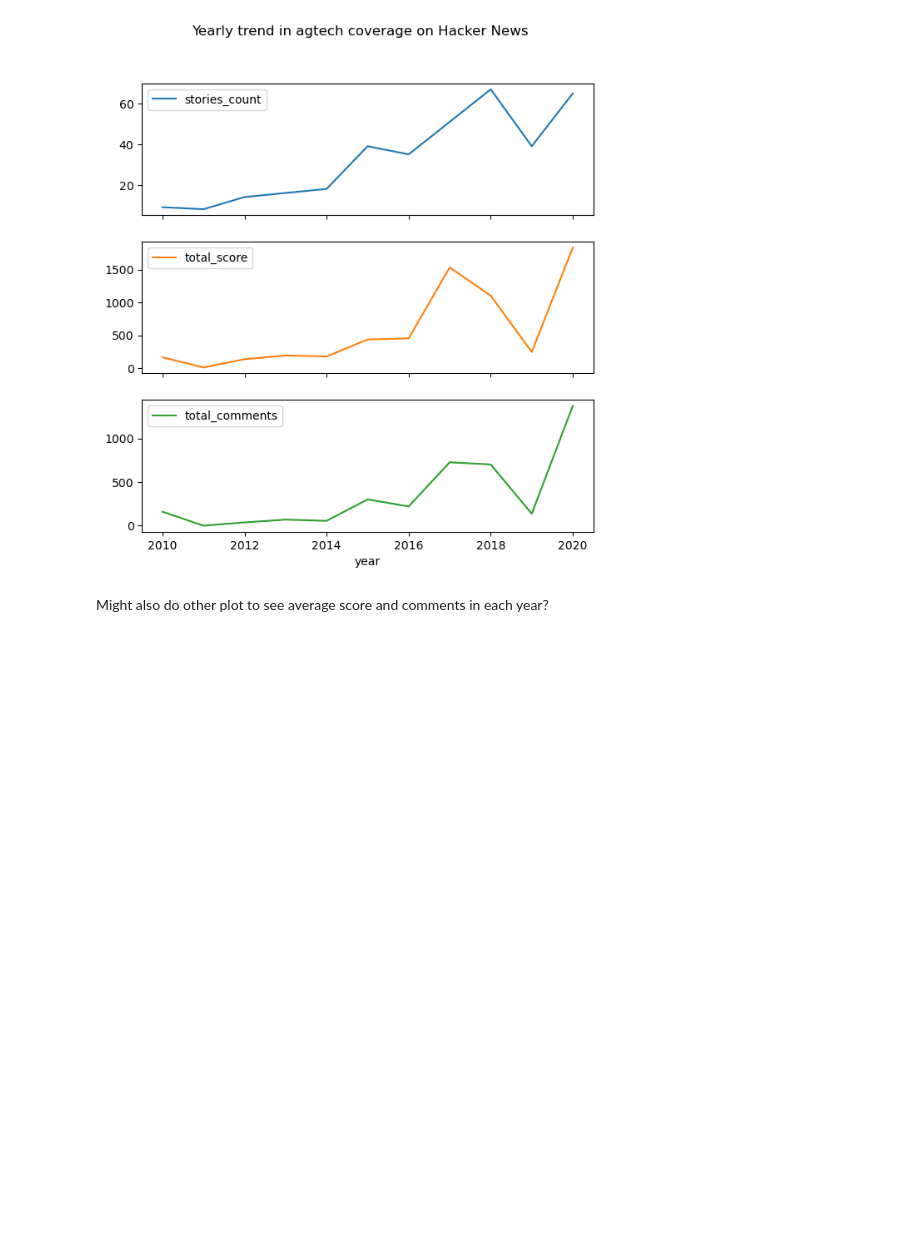
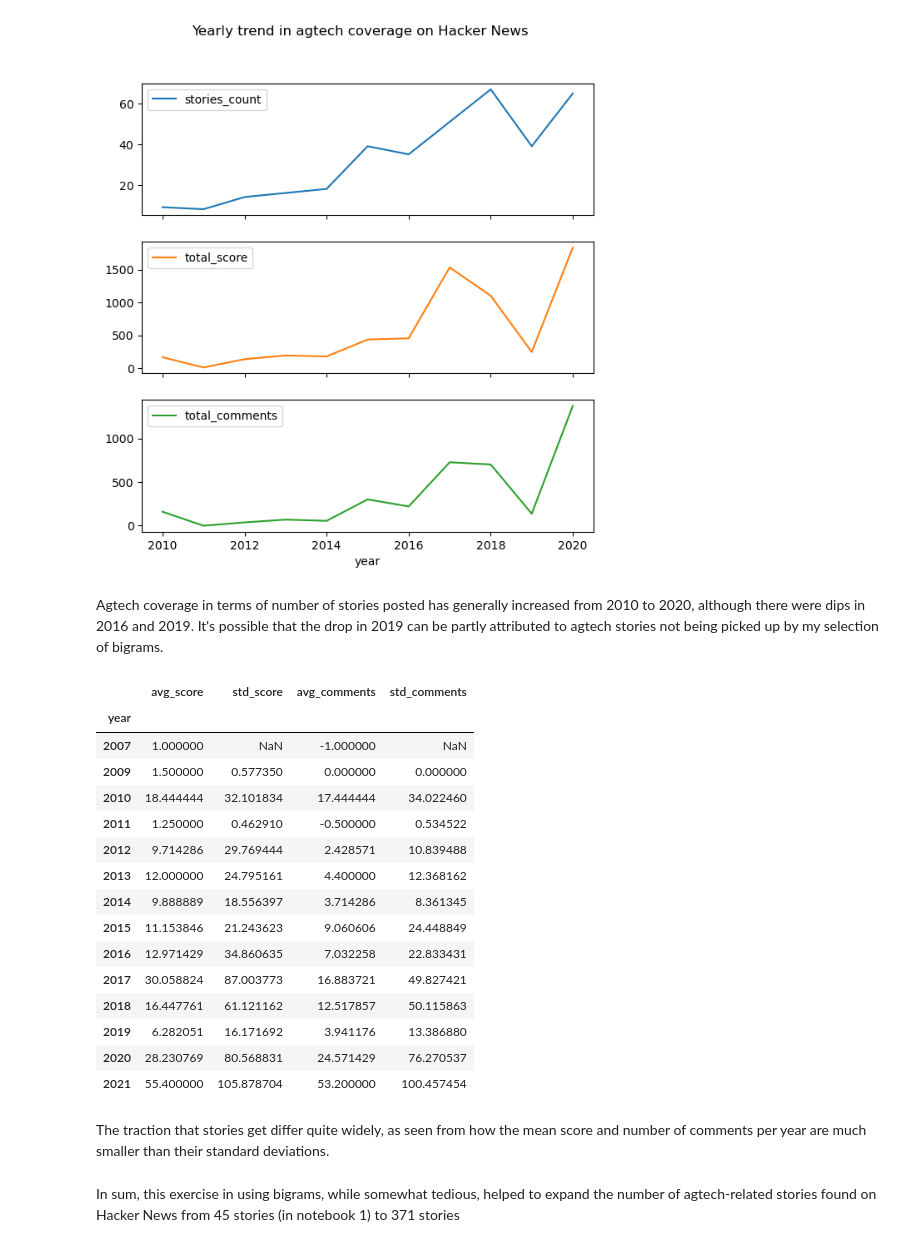
Before and after one commit to fangningtan/hackernews-agtech, a Jupyter notebook: 2-HN-agri-stories.ipynb, the cells around one changed output. Cells and saved outputs as stored; diff of their text form; code cells hidden in the pictures; blank space fills up the shorter version.

```diff
--- a/2-HN-agri-stories.ipynb
+++ b/2-HN-agri-stories.ipynb
@@ -566,4 +523,32 @@ axes = agtech_yearly.plot.line(subplots=True, title='Yearly trend in agtech cove
 # %% [output]
 [figure]
 # %% [markdown]
-Might also do other plot to see average score and comments in each year?
+Agtech coverage in terms of number of stories posted has generally increased from 2010 to 2020, although there were dips in 2016 and 2019. It's possible that the drop in 2019 can be partly attributed to agtech stories not being picked up by my selection of bigrams.
+# %%
+# calculate average score and comments per story
+agtech_df.groupby('year').agg(
+                      avg_score = pd.NamedAgg(column = 'score', aggfunc="mean"),
+                      std_score = pd.NamedAgg(column = 'score', aggfunc="std"),
+                      avg_comments = pd.NamedAgg(column = 'comments', aggfunc="mean"),
+                      std_comments = pd.NamedAgg(column = 'comments', aggfunc="std"))
+# %% [output]
+|  | avg_score | std_score | avg_comments | std_comments |
+| year |  |  |  |  |
+| 2007 | 1.000000 | NaN | -1.000000 | NaN |
+| 2009 | 1.500000 | 0.577350 | 0.000000 | 0.000000 |
+| 2010 | 18.444444 | 32.101834 | 17.444444 | 34.022460 |
+| 2011 | 1.250000 | 0.462910 | -0.500000 | 0.534522 |
+| 2012 | 9.714286 | 29.769444 | 2.428571 | 10.839488 |
+| 2013 | 12.000000 | 24.795161 | 4.400000 | 12.368162 |
+| 2014 | 9.888889 | 18.556397 | 3.714286 | 8.361345 |
+| 2015 | 11.153846 | 21.243623 | 9.060606 | 24.448849 |
+| 2016 | 12.971429 | 34.860635 | 7.032258 | 22.833431 |
+| 2017 | 30.058824 | 87.003773 | 16.883721 | 49.827421 |
+| 2018 | 16.447761 | 61.121162 | 12.517857 | 50.115863 |
+| 2019 | 6.282051 | 16.171692 | 3.941176 | 13.386880 |
+| 2020 | 28.230769 | 80.568831 | 24.571429 | 76.270537 |
+| 2021 | 55.400000 | 105.878704 | 53.200000 | 100.457454 |
+# %% [markdown]
+The traction that stories get differ quite widely, as seen from how the mean score and number of comments per year are much smaller than their standard deviations.
+# %% [markdown]
+In sum, this exercise in using bigrams, while somewhat tedious, helped to expand the number of agtech-related stories found on Hacker News from 45 stories (in notebook 1) to 371 stories
```
Also changed, not shown: parts of 3 cells of this notebook.
